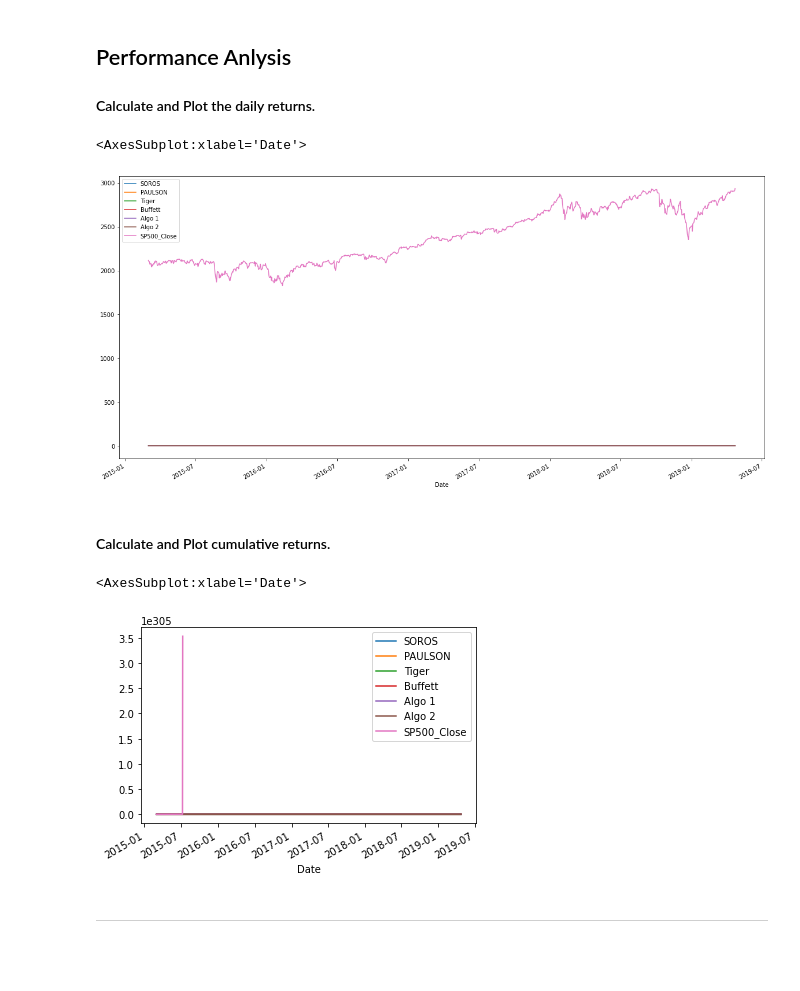
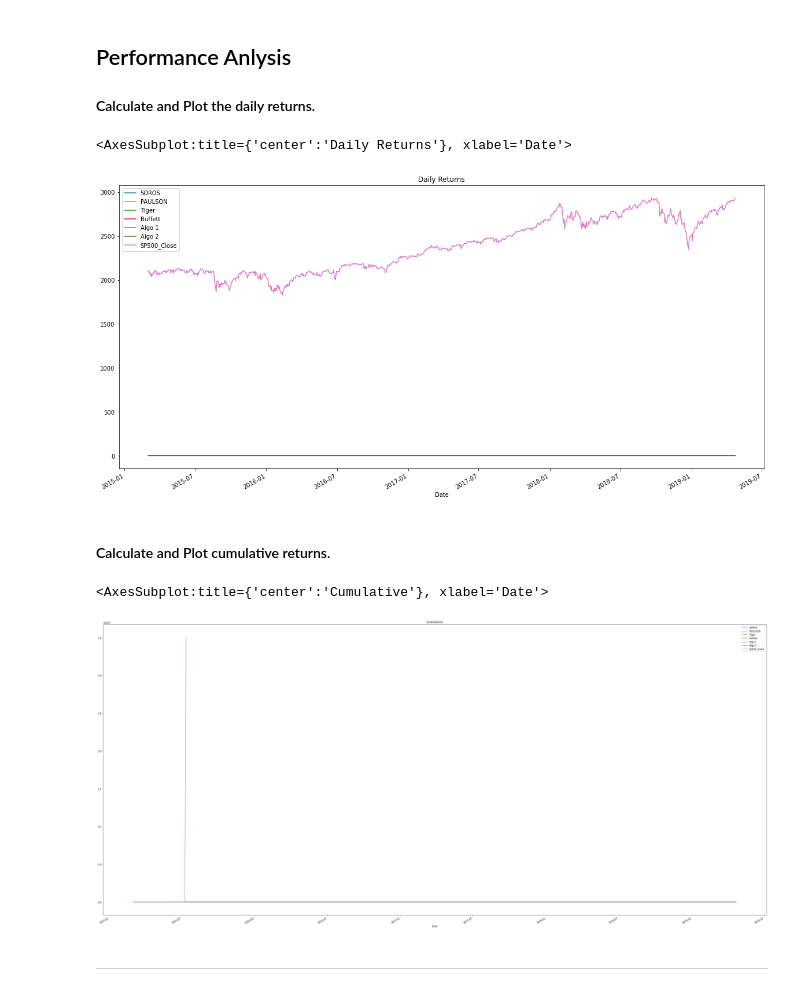
Before and after one commit to ssims11/WhaleAnalysis1, a Jupyter notebook: whale_analysis.ipynb, the cells around one changed output. Saved outputs shown, nothing was run; the diff lists cells and outputs as text; code cells hidden in the pictures; blank space fills up the shorter version.

Commit message:
Updated Whale Analysis with edits

```diff
--- a/whale_analysis.ipynb
+++ b/whale_analysis.ipynb
@@ -57,5 +66,5 @@ whale_df
 # %%
 # Drop nulls
-whale_df.dropna
-whale_df
+whale_clean = whale_df.dropna().copy()
+whale_clean.isnull().sum()
 # %% [output]
@@ -106,5 +95,5 @@ algo_df.isnull()
 # %%
 # Drop nulls
-algo_df.dropna
-algo_df
+algo_clean = algo_df.dropna().copy()
+algo_clean.isnull().sum()
 # %% [output]
@@ -196,7 +177,5 @@ sp500_daily_returns
 # %%
-sp500_daily_returns.dropna()
-
 # Rename `Close` Column to be specific to this portfolio.
-sp500_daily_returns = sp500_daily_returns.rename(columns = {'Close': 'SP500_Close'})
+sp500_daily_returns = sp500_daily_returns.rename(columns = {'Close': 'S&P 500'})
 sp500_daily_returns.head()
 # %% [output]
@@ -211,7 +190,7 @@ sp500_daily_returns.head()
 ## Combine Whale, Algorithmic, and S&P 500 Returns
 # %%
 # Join Whale Returns, Algorithmic Returns, and the S&P 500 Returns into a single DataFrame with columns for each portfolio's returns.
-portfolio_df = pd.concat([whale_df, algo_df, sp500_daily_returns], axis = 'columns', join = 'inner')
+portfolio_df = pd.concat([whale_clean, algo_clean, sp500_daily_returns], axis = 'columns', join = 'inner')
 portfolio_df.sort_index()
 # %% [output]
 |  | SOROS FUND MANAGEMENT LLC | PAULSON & CO.INC. | TIGER GLOBAL MANAGEMENT LLC | BERKSHIRE HATHAWAY INC | Algo 1 | Algo 2 | ... |
@@ -269,21 +241,21 @@ In this section, you will calculate and visualize performance and risk metrics f
 #### Calculate and Plot the daily returns.
 # %%
 # Plot daily returns of all portfolios
-portfolio_df.plot(figsize = (20, 10))
+portfolio_df.plot(figsize = (20, 10), title = 'Daily Returns')
 # %% [output]
-<AxesSubplot:xlabel='Date'>
+<AxesSubplot:title={'center':'Daily Returns'}, xlabel='Date'>
-[figure, old version]
+[figure, new version]
 # %% [markdown]
 #### Calculate and Plot cumulative returns.
 # %%
 # Calculate cumulative returns of all portfolios
-cum_returns = (1 + portfolio_df).cumprod() - 1
-cum_returns.head()
+cum_returns = (1 + portfolio_df).cumprod()
+
 # Plot cumulative returns
-cum_returns.plot()
+cum_returns.plot(figsize = (50, 25), title = 'Cumulative')
 # %% [output]
-<AxesSubplot:xlabel='Date'>
+<AxesSubplot:title={'center':'Cumulative'}, xlabel='Date'>
-[figure, old version]
+[figure, new version]
 # %% [markdown]
 ---
 # %% [markdown]
```
Also changed, not shown: parts of 52 cells of this notebook.
